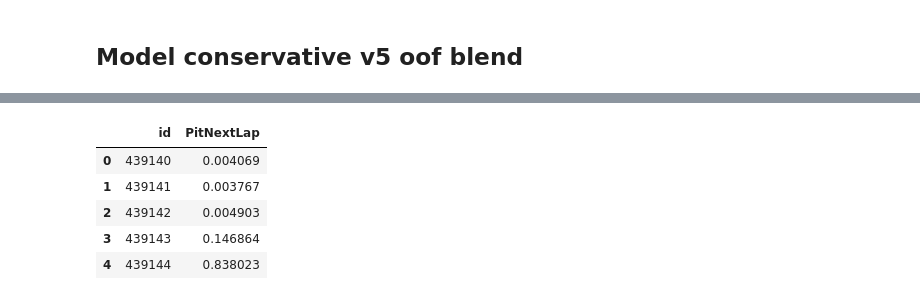
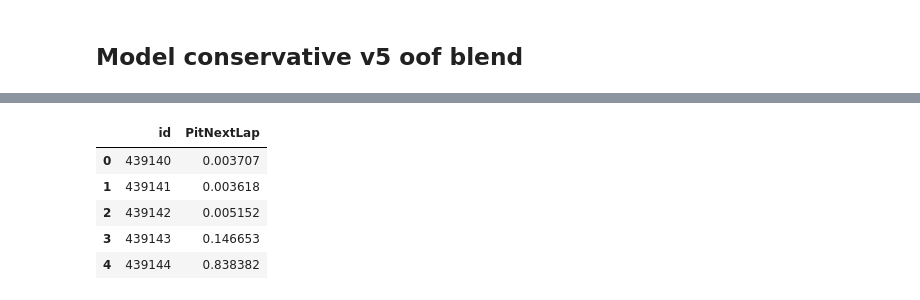
Before and after one commit to oivler/kaggle-f1-pit-stops, a Jupyter notebook: model.ipynb, the cells around one changed output, grey strips where cells are left out. Cells and saved outputs as stored; diff of their text form; code cells hidden in the pictures.

```diff
--- a/model.ipynb
+++ b/model.ipynb
@@ -626,6 +626,7 @@ Saved submission.csv
 ## Model conservative v5 oof blend
 # %%
 from sklearn.preprocessing import OrdinalEncoder
+from sklearn.linear_model import LogisticRegression
 
 target_col = 'PitNextLap'
 features = [c for c in train.columns if c not in ['id', target_col]]
@@ -653,6 +654,12 @@ def add_safe_features(df):
         z['DeltaAbs'] = z['LapTime_Delta'].abs()
     if 'Cumulative_Degradation' in z.columns:
         z['AbsCumDeg'] = z['Cumulative_Degradation'].abs()
+    if {'LapTime_Delta', 'RaceProgress'}.issubset(z.columns):
+        z['DeltaTimesRaceProg'] = z['LapTime_Delta'] * z['RaceProgress']
+    if {'Cumulative_Degradation', 'RaceProgress'}.issubset(z.columns):
+        z['DegTimesRaceProg'] = z['Cumulative_Degradation'] * z['RaceProgress']
+    if {'LapNumber', 'TyreLife'}.issubset(z.columns):
+        z['LapOverTyreLife'] = z['LapNumber'] / (z['TyreLife'] + 1.0)
     return z
 
 X = add_safe_features(X)
@@ -660,6 +667,8 @@ X_test = add_safe_features(X_test)
 features = X.columns.tolist()
 cat_features = X.select_dtypes(include=['object']).columns.tolist()
 num_features = [c for c in features if c not in cat_features]
+
+OVERNIGHT_MODE = True
 
 param_list = [
     {'loss_function': 'Logloss', 'eval_metric': 'AUC', 'learning_rate': 0.05, 'depth': 6, 'iterations': 850, 'l2_leaf_reg': 5, 'random_strength': 1.0, 'subsample': 0.9, 'bootstrap_type': 'Bernoulli', 'random_state': 42, 'verbose': False},
@@ -670,9 +679,13 @@ param_list = [
     {'loss_function': 'Logloss', 'eval_metric': 'AUC', 'learning_rate': 0.07, 'depth': 5, 'iterations': 700, 'l2_leaf_reg': 3, 'random_strength': 0.7, 'subsample': 0.96, 'bootstrap_type': 'Bernoulli', 'random_state': 2718, 'verbose': False},
     {'loss_function': 'Logloss', 'eval_metric': 'AUC', 'learning_rate': 0.032, 'depth': 8, 'iterations': 1450, 'l2_leaf_reg': 10, 'random_strength': 1.4, 'subsample': 0.82, 'bootstrap_type': 'Bernoulli', 'random_state': 808, 'verbose': False},
     {'loss_function': 'Logloss', 'eval_metric': 'AUC', 'learning_rate': 0.048, 'depth': 6, 'iterations': 1100, 'l2_leaf_reg': 8, 'random_strength': 0.95, 'subsample': 0.9, 'bootstrap_type': 'Bernoulli', 'random_state': 1601, 'verbose': False},
-    {'loss_function': 'Logloss', 'eval_metric': 'AUC', 'learning_rate': 0.036, 'depth': 8, 'iterations': 1600, 'l2_leaf_reg': 11, 'random_strength': 1.5, 'bootstrap_type': 'Bayesian', 'bagging_temperature': 1.2, 'random_state': 2401, 'verbose': False},
-    {'loss_function': 'Logloss', 'eval_metric': 'AUC', 'learning_rate': 0.058, 'depth': 6, 'iterations': 980, 'l2_leaf_reg': 6, 'random_strength': 0.9, 'subsample': 0.92, 'bootstrap_type': 'Bernoulli', 'random_state': 9871, 'verbose': False},
 ]
+
+if OVERNIGHT_MODE:
+    param_list += [
+        {'loss_function': 'Logloss', 'eval_metric': 'AUC', 'learning_rate': 0.036, 'depth': 8, 'iterations': 1600, 'l2_leaf_reg': 11, 'random_strength': 1.5, 'bootstrap_type': 'Bayesian', 'bagging_temperature': 1.2, 'random_state': 2401, 'verbose': False},
+        {'loss_function': 'Logloss', 'eval_metric': 'AUC', 'learning_rate': 0.058, 'depth': 6, 'iterations': 980, 'l2_leaf_reg': 6, 'random_strength': 0.9, 'subsample': 0.92, 'bootstrap_type': 'Bernoulli', 'random_state': 9871, 'verbose': False},
+    ]
 
 try:
     import lightgbm as lgb
@@ -680,7 +693,10 @@ try:
 except Exception:
     has_lgb = False
 
-CV_SEEDS = [42, 1337, 2027]
+CV_SEEDS = [42, 1337, 2027] if OVERNIGHT_MODE else [42, 1337]
+LGB_NUM_BOOST_ROUND = 1800 if OVERNIGHT_MODE else 1500
+LGB_EARLY_STOP = 150 if OVERNIGHT_MODE else 120
+print('OVERNIGHT_MODE', OVERNIGHT_MODE, 'seeds', CV_SEEDS, 'cat_models', len(param_list), 'lgb_rounds', LGB_NUM_BOOST_ROUND)
 
 def single_seed_cv(seed_cv):
     skf = StratifiedKFold(n_splits=5, shuffle=True, random_state=seed_cv)
@@ -718,8 +734,11 @@ def single_seed_cv(seed_cv):
                 {'learning_rate': 0.045, 'num_leaves': 64, 'min_data_in_leaf': 140, 'feature_fraction': 0.85, 'bagging_fraction': 0.85, 'seed': 500 + fold},
                 {'learning_rate': 0.052, 'num_leaves': 48, 'min_data_in_leaf': 96, 'feature_fraction': 0.78, 'bagging_fraction': 0.88, 'seed': 900 + fold},
                 {'learning_rate': 0.038, 'num_leaves': 80, 'min_data_in_leaf': 170, 'feature_fraction': 0.82, 'bagging_fraction': 0.82, 'seed': 1300 + fold},
-                {'learning_rate': 0.042, 'num_leaves': 72, 'min_data_in_leaf': 128, 'feature_fraction': 0.8, 'bagging_fraction': 0.9, 'seed': 1700 + fold},
             ]
+            if OVERNIGHT_MODE:
+                lgb_variants.append(
+                    {'learning_rate': 0.042, 'num_leaves': 72, 'min_data_in_leaf': 128, 'feature_fraction': 0.8, 'bagging_fraction': 0.9, 'seed': 1700 + fold}
+                )
             for lv in lgb_variants:
                 dtrain = lgb.Dataset(X_tr_l, label=y_tr, categorical_feature=cat_idx)
                 dval = lgb.Dataset(X_va_l, label=y_va, categorical_feature=cat_idx, reference=dtrain)
@@ -739,9 +758,9 @@ def single_seed_cv(seed_cv):
                 bst = lgb.train(
                     params_lgb,
                     dtrain,
-                    num_boost_round=1500,
+                    num_boost_round=LGB_NUM_BOOST_ROUND,
                     valid_sets=[dval],
-                    callbacks=[lgb.early_stopping(120, verbose=False)],
+                    callbacks=[lgb.early_stopping(LGB_EARLY_STOP, verbose=False)],
                 )
                 bi = getattr(bst, 'best_iteration', None)
                 best_it = bi if bi is not None and bi > 0 else bst.num_trees()
@@ -785,23 +804,35 @@ if has_catboost:
         test_aux += tax / ns
 
     best_w = 1.0
-    best_auc = roc_auc_score(y, oof_cb)
-    for w in np.linspace(0.0, 1.0, 301):
+    best_auc_grid = roc_auc_score(y, oof_cb)
+    grid_n = 301 if OVERNIGHT_MODE else 201
+    local_n = 241 if OVERNIGHT_MODE else 161
+    local_span = 0.03 if OVERNIGHT_MODE else 0.04
+    for w in np.linspace(0.0, 1.0, grid_n):
         blend_oof = w * oof_cb + (1.0 - w) * oof_aux
         auc = roc_auc_score(y, blend_oof)
-        if auc > best_auc:
-            best_auc = auc
+        if auc > best_auc_grid:
+            best_auc_grid = auc
             best_w = w
-    lo = max(0.0, best_w - 0.03)
-    hi = min(1.0, best_w + 0.03)
-    for w in np.linspace(lo, hi, 241):
+    lo = max(0.0, best_w - local_span)
+    hi = min(1.0, best_w + local_span)
+    for w in np.linspace(lo, hi, local_n):
         blend_oof = w * oof_cb + (1.0 - w) * oof_aux
         auc = roc_auc_score(y, blend_oof)
-        if auc > best_auc:
-            best_auc = auc
+        if auc > best_auc_grid:
+            best_auc_grid = auc
             best_w = w
-    test_final = best_w * test_cb + (1.0 - best_w) * test_aux
-    print(f'OOF blend w_catboost={best_w:.4f} w_aux={1.0 - best_w:.4f} CV AUC {best_auc:.6f}')
+    X_meta = np.column_stack([oof_cb, oof_aux])
+    meta_lr = LogisticRegression(max_iter=4000, solver='lbfgs', random_state=42)
+    meta_lr.fit(X_meta, y)
+    oof_meta = meta_lr.predict_proba(X_meta)[:, 1]
+    best_auc_meta = roc_auc_score(y, oof_meta)
+    if best_auc_meta >= best_auc_grid:
+        test_final = meta_lr.predict_proba(np.column_stack([test_cb, test_aux]))[:, 1]
+        print(f'OOF meta-logit CV AUC {best_auc_meta:.6f} (beat grid {best_auc_grid:.6f})')
+    else:
+        test_final = best_w * test_cb + (1.0 - best_w) * test_aux
+        print(f'OOF blend w_catboost={best_w:.4f} w_aux={1.0 - best_w:.4f} CV AUC {best_auc_grid:.6f} (meta {best_auc_meta:.6f})')
 else:
     skf = StratifiedKFold(n_splits=5, shuffle=True, random_state=CV_SEEDS[0])
     oof_lr = np.zeros(len(train))
@@ -850,7 +878,7 @@ OOF blend w_catboost=0.6598 w_aux=0.3402 CV AUC 0.949485
 Saved submission.csv
 |  | id | PitNextLap |
-| 0 | 439140 | 0.004069 |
-| 1 | 439141 | 0.003767 |
-| 2 | 439142 | 0.004903 |
-| 3 | 439143 | 0.146864 |
-| 4 | 439144 | 0.838023 |
+| 0 | 439140 | 0.003707 |
+| 1 | 439141 | 0.003618 |
+| 2 | 439142 | 0.005152 |
+| 3 | 439143 | 0.146653 |
+| 4 | 439144 | 0.838382 |
```
Also changed, not shown: parts of 3 cells of this notebook.
